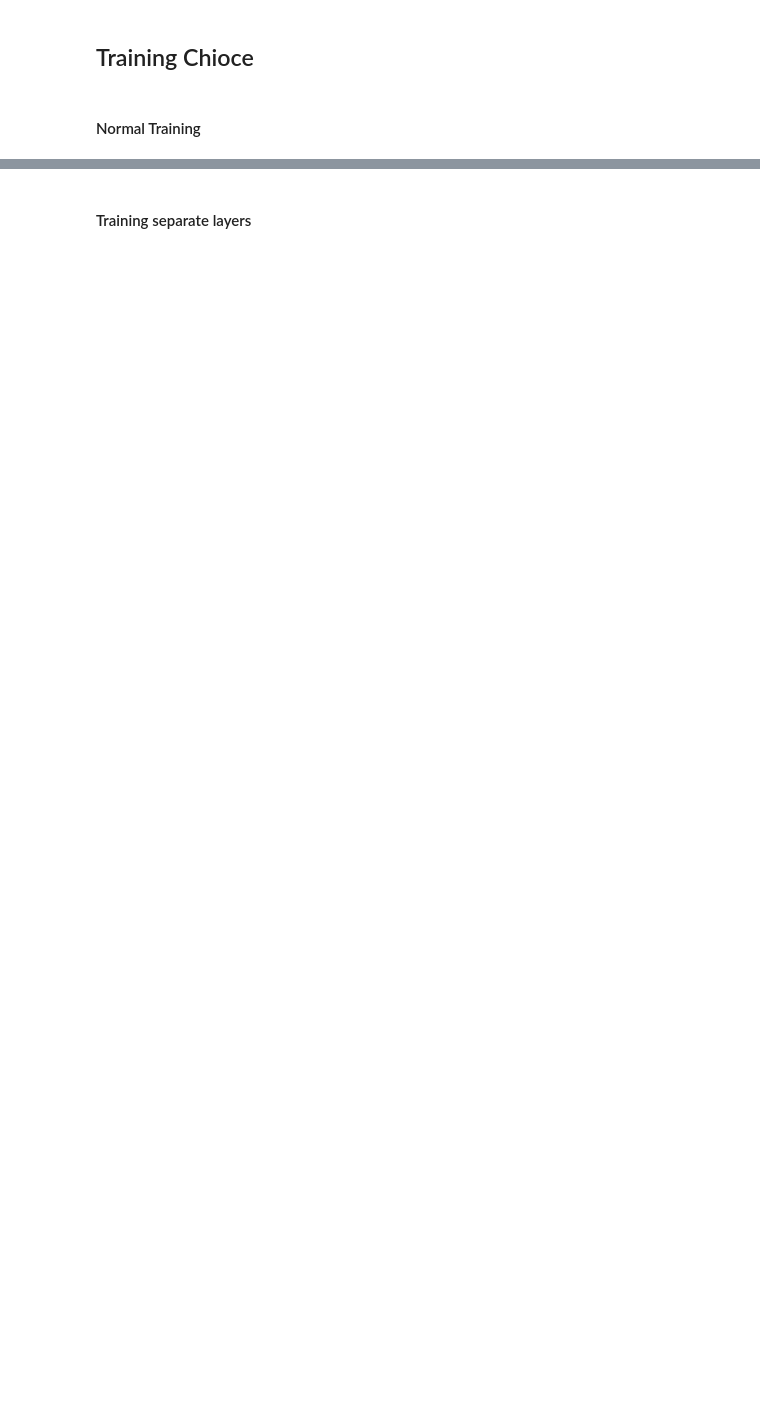
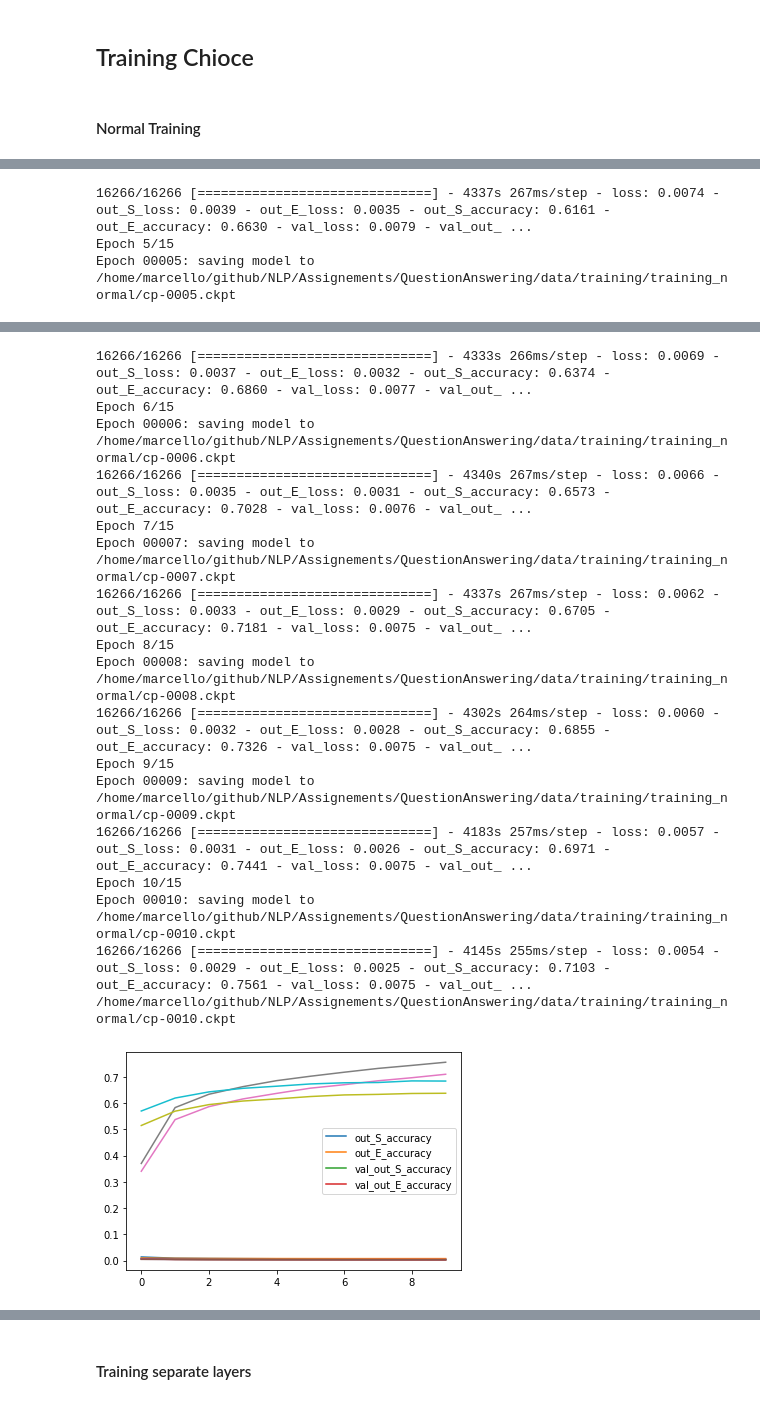
Before and after one commit to MarcelloCeresini/QuestionAnswering, a Jupyter notebook: src/train_clean.ipynb, the cells around one changed output, grey strips where cells are left out. Cells and saved outputs as stored; diff of their text form; code cells hidden in the pictures; blank space fills up the shorter version.

Commit message:
trained normal

```diff
--- a/src/train_clean.ipynb
+++ b/src/train_clean.ipynb
@@ -193,20 +189,24 @@ dict_keys(['out_E', 'out_S'])
 # %% [markdown]
 ## Training Chioce
 # %%
-normal_training = False
-train_separate_layers = True
+normal_training = True
+train_separate_layers = False
 NER_training = False
 # %% [markdown]
 #### Normal Training
 # %%
 if normal_training:
 
+    EPOCHS = 15
+    PATIENCE = 3
+
     checkpoint_path = os.path.join(config.ROOT_PATH, "data", "training", "training_normal",  "cp-{epoch:04d}.ckpt")
     checkpoint_dir = os.path.dirname(checkpoint_path)
+    log_dir = os.path.join(config.ROOT_PATH, "data", "logs", "training_normal", datetime.datetime.now().strftime("%Y%m%d-%H%M%S"))
 
     model = config.create_standard_model([3, 4, 5, 6])
 
-    model.compile(tf.keras.optimizers.Adam(3e-5),
+    model.compile(tf.keras.optimizers.Adam(1e-6),
                 loss={'out_S': 'binary_crossentropy', 'out_E': 'binary_crossentropy'},
                 metrics={'out_S': 'accuracy', 'out_E': 'accuracy'})
 
@@ -218,35 +218,26 @@ if normal_training:
     )
 
     es_callback = tf.keras.callbacks.EarlyStopping(
-        patience = 3
+        patience = PATIENCE
     )
+
+    tensorboard_callback = tf.keras.callbacks.TensorBoard(
+            log_dir=log_dir,
+            histogram_freq=1
+        )
 
     model.save_weights(checkpoint_path.format(epoch=0))
 
     history = model.fit(
         train_ds,
         validation_data=val_ds,
-        epochs=10,
+        epochs=EPOCHS,
         callbacks=[
             cp_callback,
-            es_callback
+            es_callback,
+            tensorboard_callback
         ],
         use_multiprocessing = True,
         initial_epoch=0
         )
-
-
-    history = history.history
-
-    print(tf.train.latest_checkpoint(checkpoint_dir))
-
-    losses = pd.DataFrame(history, columns=["loss", "val_loss", "out_S_loss", "out_E_loss", "val_out_S_loss", "val_out_E_loss"])
-    plt.plot(losses)
-    plt.legend(losses.columns)
-
-    accs = pd.DataFrame(history, columns=["out_S_accuracy", "out_E_accuracy", "val_out_S_accuracy", "val_out_E_accuracy"])
-    plt.plot(accs)
-    plt.legend(accs.columns)
-
-    with open(os.path.join(checkpoint_dir, "history.json"), "w") as f:
-        json.dump(history, f)
+# %% [output]
@@ -252,0 +259,3 @@ if normal_training:
+16266/16266 [==============================] - 4337s 267ms/step - loss: 0.0074 - out_S_loss: 0.0039 - out_E_loss: 0.0035 - out_S_accuracy: 0.6161 - out_E_accuracy: 0.6630 - val_loss: 0.0079 - val_out_ ...
+Epoch 5/15
+Epoch 00005: saving model to /home/marcello/github/NLP/Assignements/QuestionAnswering/data/training/training_normal/cp-0005.ckpt
@@ -252,0 +263,18 @@ if normal_training:
+16266/16266 [==============================] - 4333s 266ms/step - loss: 0.0069 - out_S_loss: 0.0037 - out_E_loss: 0.0032 - out_S_accuracy: 0.6374 - out_E_accuracy: 0.6860 - val_loss: 0.0077 - val_out_ ...
+Epoch 6/15
+Epoch 00006: saving model to /home/marcello/github/NLP/Assignements/QuestionAnswering/data/training/training_normal/cp-0006.ckpt
+16266/16266 [==============================] - 4340s 267ms/step - loss: 0.0066 - out_S_loss: 0.0035 - out_E_loss: 0.0031 - out_S_accuracy: 0.6573 - out_E_accuracy: 0.7028 - val_loss: 0.0076 - val_out_ ...
+Epoch 7/15
+Epoch 00007: saving model to /home/marcello/github/NLP/Assignements/QuestionAnswering/data/training/training_normal/cp-0007.ckpt
+16266/16266 [==============================] - 4337s 267ms/step - loss: 0.0062 - out_S_loss: 0.0033 - out_E_loss: 0.0029 - out_S_accuracy: 0.6705 - out_E_accuracy: 0.7181 - val_loss: 0.0075 - val_out_ ...
+Epoch 8/15
+Epoch 00008: saving model to /home/marcello/github/NLP/Assignements/QuestionAnswering/data/training/training_normal/cp-0008.ckpt
+16266/16266 [==============================] - 4302s 264ms/step - loss: 0.0060 - out_S_loss: 0.0032 - out_E_loss: 0.0028 - out_S_accuracy: 0.6855 - out_E_accuracy: 0.7326 - val_loss: 0.0075 - val_out_ ...
+Epoch 9/15
+Epoch 00009: saving model to /home/marcello/github/NLP/Assignements/QuestionAnswering/data/training/training_normal/cp-0009.ckpt
+16266/16266 [==============================] - 4183s 257ms/step - loss: 0.0057 - out_S_loss: 0.0031 - out_E_loss: 0.0026 - out_S_accuracy: 0.6971 - out_E_accuracy: 0.7441 - val_loss: 0.0075 - val_out_ ...
+Epoch 10/15
+Epoch 00010: saving model to /home/marcello/github/NLP/Assignements/QuestionAnswering/data/training/training_normal/cp-0010.ckpt
+16266/16266 [==============================] - 4145s 255ms/step - loss: 0.0054 - out_S_loss: 0.0029 - out_E_loss: 0.0025 - out_S_accuracy: 0.7103 - out_E_accuracy: 0.7561 - val_loss: 0.0075 - val_out_ ...
+/home/marcello/github/NLP/Assignements/QuestionAnswering/data/training/training_normal/cp-0010.ckpt
+[figure, added]
```
Also changed, not shown: parts of 8 cells of this notebook, 3 other files.
